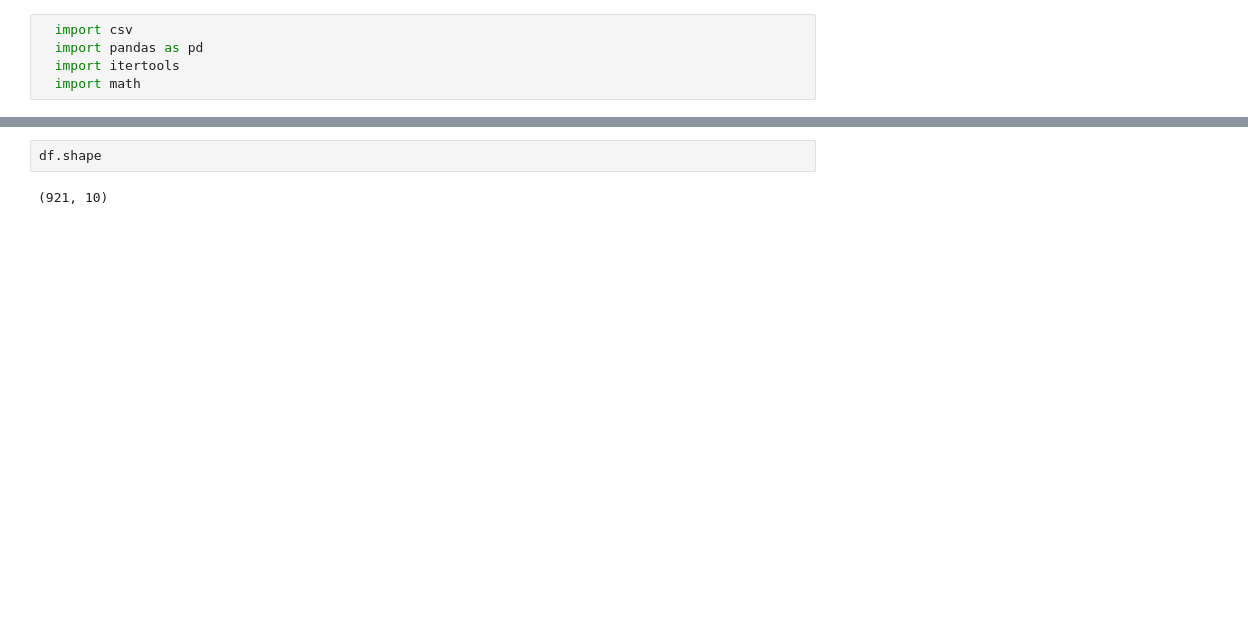
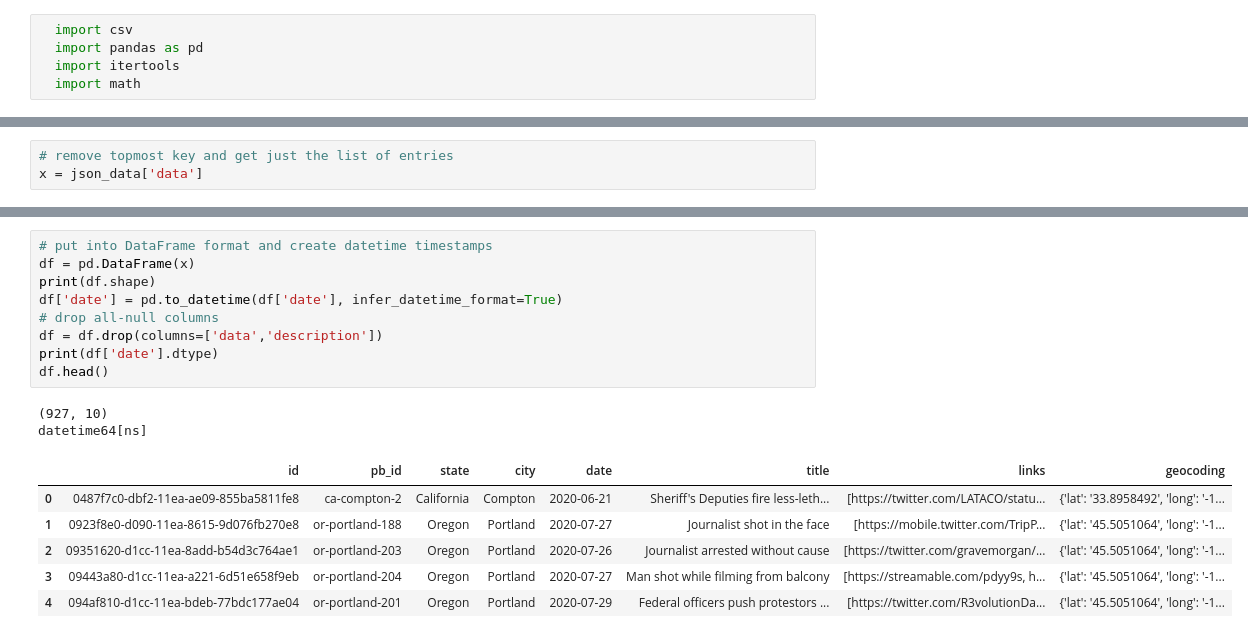
Before and after one commit to BloomTech-Labs/human-rights-first-ds-d, a Jupyter notebook: notebooks/846_API_Exploratory_Notebook.ipynb, the cells around one changed output, grey strips where cells are left out. Saved outputs shown, nothing was run; the diff lists cells and outputs as text; blank space fills up the shorter version.

Commit message:
Updates to Exploratory Notebook
# Description

# Number of Files changed

# Questions for Reviewer

# Type of Change
- [ ] New Feature
- [ ] Feature Update
- [ ] Fix Error

# Status
- [ ] Tested

```diff
--- a/notebooks/846_API_Exploratory_Notebook.ipynb
+++ b/notebooks/846_API_Exploratory_Notebook.ipynb
@@ -80 +64,4 @@ x= (json_data['data'])
+# %%
+# remove topmost key and get just the list of entries
+x = json_data['data']
 # %%
@@ -111,4 +87,18 @@ df.head()
-# %%
-df.shape
-# %% [output]
-(921, 10)
+# %%
+# put into DataFrame format and create datetime timestamps
+df = pd.DataFrame(x)
+print(df.shape)
+df['date'] = pd.to_datetime(df['date'], infer_datetime_format=True)
+# drop all-null columns
+df = df.drop(columns=['data','description'])
+print(df['date'].dtype)
+df.head()
+# %% [output]
+(927, 10)
+datetime64[ns]
+|  | id | pb_id | state | city | date | title | links | geocoding |
+| 0 | 0487f7c0-dbf2-11ea-ae09-855ba5811fe8 | ca-compton-2 | California | Compton | 2020-06-21 | Sheriff's Deputies fire less-leth... | [https://twitter.com/LATACO/statu... | {'lat': '33.8958492', 'long': '-1... |
+| 1 | 0923f8e0-d090-11ea-8615-9d076fb270e8 | or-portland-188 | Oregon | Portland | 2020-07-27 | Journalist shot in the face | [https://mobile.twitter.com/TripP... | {'lat': '45.5051064', 'long': '-1... |
+| 2 | 09351620-d1cc-11ea-8add-b54d3c764ae1 | or-portland-203 | Oregon | Portland | 2020-07-26 | Journalist arrested without cause | [https://twitter.com/gravemorgan/... | {'lat': '45.5051064', 'long': '-1... |
+| 3 | 09443a80-d1cc-11ea-a221-6d51e658f9eb | or-portland-204 | Oregon | Portland | 2020-07-27 | Man shot while filming from balcony | [https://streamable.com/pdyy9s, h... | {'lat': '45.5051064', 'long': '-1... |
+| 4 | 094af810-d1cc-11ea-bdeb-77bdc177ae04 | or-portland-201 | Oregon | Portland | 2020-07-29 | Federal officers push protestors ... | [https://twitter.com/R3volutionDa... | {'lat': '45.5051064', 'long': '-1... |
```
Also changed, not shown: parts of 13 cells of this notebook.
